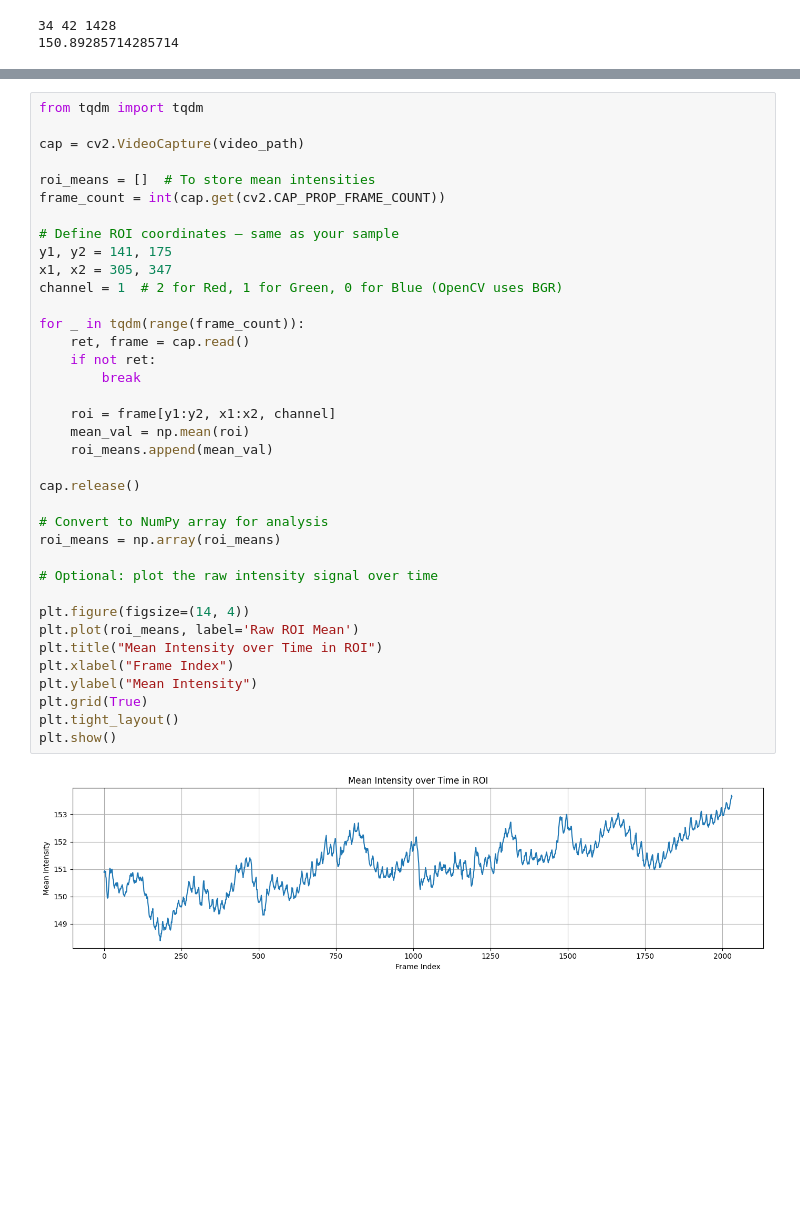
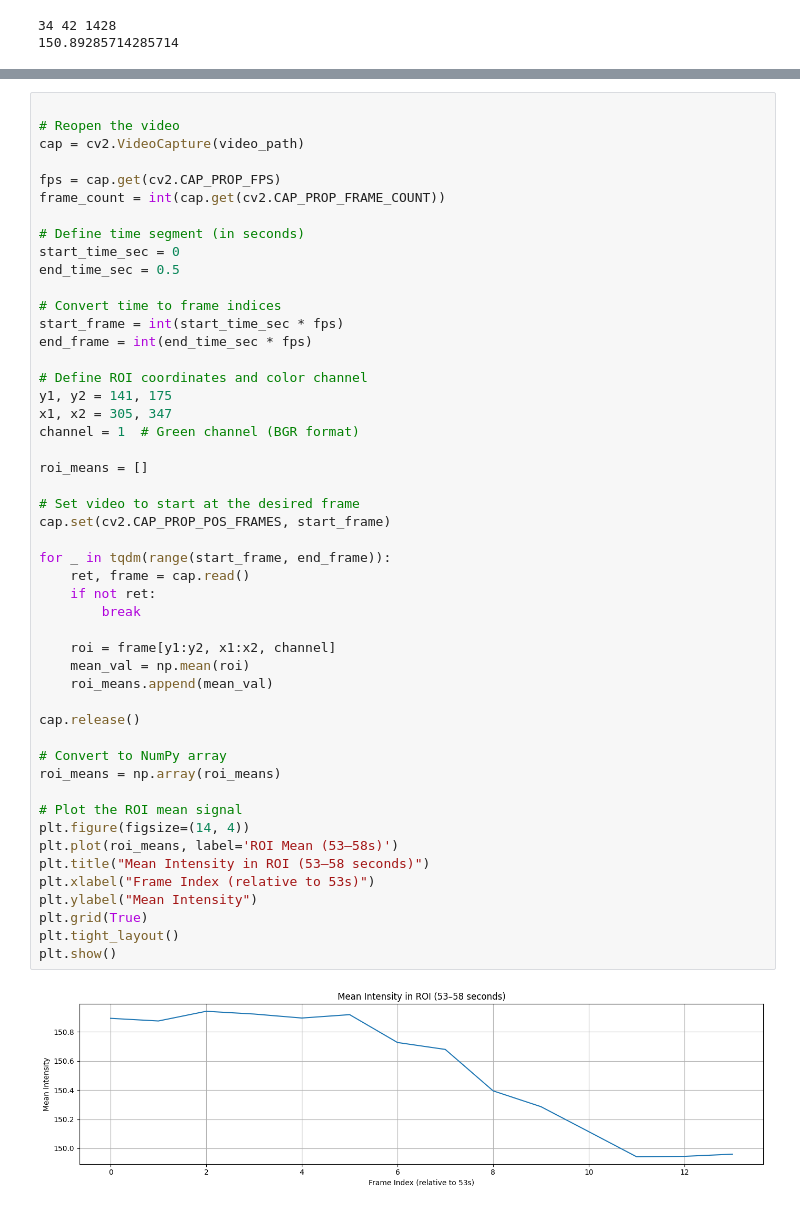
Before and after one commit to iliaxant/HR_Extraction_from_Video, a Jupyter notebook: HR_Extraction_from_Video.ipynb, the cells around one changed output, grey strips where cells are left out. Cells and saved outputs as stored; diff of their text form; blank space fills up the shorter version.

```diff
--- a/HR_Extraction_from_Video.ipynb
+++ b/HR_Extraction_from_Video.ipynb
@@ -223,42 +372,54 @@ print(avg_frame)
 # %%
-from tqdm import tqdm
 
+# Reopen the video
 cap = cv2.VideoCapture(video_path)
 
-roi_means = []  # To store mean intensities
+fps = cap.get(cv2.CAP_PROP_FPS)
 frame_count = int(cap.get(cv2.CAP_PROP_FRAME_COUNT))
 
-# Define ROI coordinates — same as your sample
+# Define time segment (in seconds)
+start_time_sec = 0
+end_time_sec = 0.5
+
+# Convert time to frame indices
+start_frame = int(start_time_sec * fps)
+end_frame = int(end_time_sec * fps)
+
+# Define ROI coordinates and color channel
 y1, y2 = 141, 175
 x1, x2 = 305, 347
-channel = 1  # 2 for Red, 1 for Green, 0 for Blue (OpenCV uses BGR)
+channel = 1  # Green channel (BGR format)
 
-for _ in tqdm(range(frame_count)):
+roi_means = []
+
+# Set video to start at the desired frame
+cap.set(cv2.CAP_PROP_POS_FRAMES, start_frame)
+
+for _ in tqdm(range(start_frame, end_frame)):
     ret, frame = cap.read()
     if not ret:
         break
 
     roi = frame[y1:y2, x1:x2, channel]
     mean_val = np.mean(roi)
     roi_means.append(mean_val)
 
 cap.release()
 
-# Convert to NumPy array for analysis
+# Convert to NumPy array
 roi_means = np.array(roi_means)
 
-# Optional: plot the raw intensity signal over time
-
+# Plot the ROI mean signal
 plt.figure(figsize=(14, 4))
-plt.plot(roi_means, label='Raw ROI Mean')
-plt.title("Mean Intensity over Time in ROI")
-plt.xlabel("Frame Index")
+plt.plot(roi_means, label='ROI Mean (53–58s)')
+plt.title("Mean Intensity in ROI (53–58 seconds)")
+plt.xlabel("Frame Index (relative to 53s)")
 plt.ylabel("Mean Intensity")
 plt.grid(True)
 plt.tight_layout()
 plt.show()
 # %% [output]
-[figure, old version]
+[figure, new version]
 # %%
 roi_means_norm= (roi_means - np.mean(roi_means)) / np.std(roi_means)
 
```
Also changed, not shown: parts of 11 cells of this notebook.
